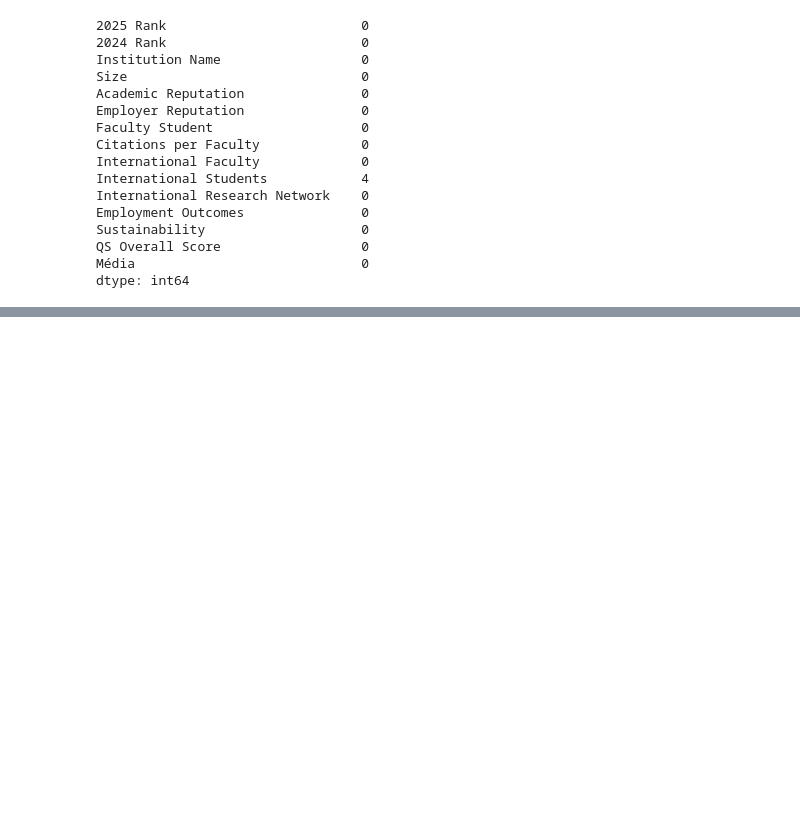
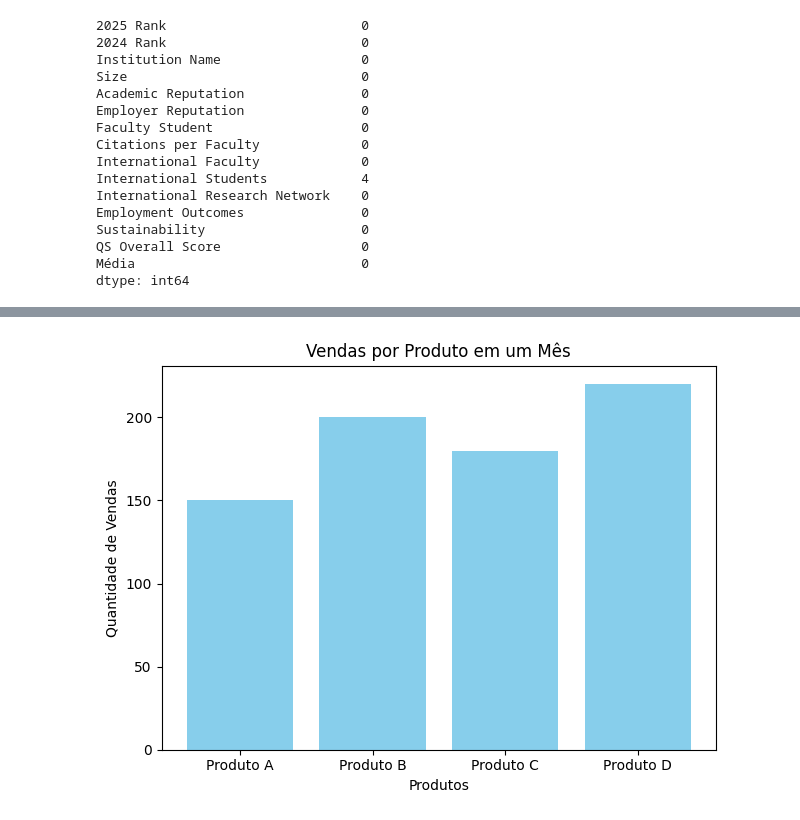
Before and after one commit to BrunoMeloSlv/AulaPython, a Jupyter notebook: aula1.ipynb, the cells around one changed output, grey strips where cells are left out. Cells and saved outputs as stored; diff of their text form; code cells hidden in the pictures; blank space fills up the shorter version.

```diff
--- a/aula1.ipynb
+++ b/aula1.ipynb
@@ -847,0 +1060,18 @@ dtype: int64
+# %%
+# Dados de exemplo
+produtos = ['Produto A', 'Produto B', 'Produto C', 'Produto D']
+quantidades = [150, 200, 180, 220]  # Quantidade de vendas de cada produto
+
+# Criando o gráfico de barras
+plt.bar(produtos, quantidades, color='skyblue')
+
+# Adicionando títulos e rótulos aos eixos
+plt.xlabel('Produtos')
+plt.ylabel('Quantidade de Vendas')
+plt.title('Vendas por Produto em um Mês')
+
+# Exibindo o gráfico
+plt.tight_layout()  # Ajusta o layout para evitar sobreposições
+plt.show()
+# %% [output]
+[figure, added]
```
Also changed, not shown: parts of 48 cells of this notebook.
